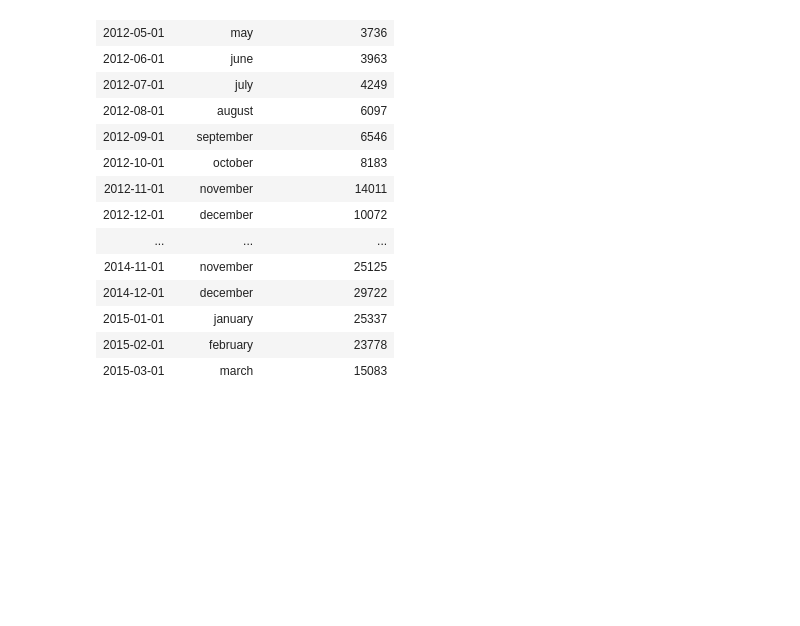
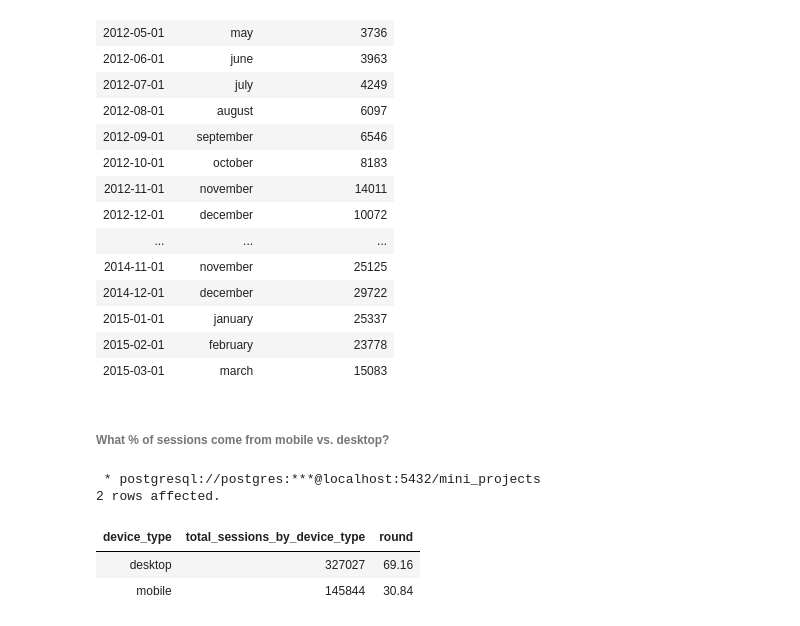
Before and after one commit to Ronald116/Data-Analysis-Projects, a Jupyter notebook: SQL/Maven_Toy_Factory/analysis.ipynb, the cells around one changed output. Drawn from its saved outputs; the diff is of its cells as text; code cells hidden in the pictures; blank space fills up the shorter version.

Commit message:
pct sessions by device type

```diff
--- a/SQL/Maven_Toy_Factory/analysis.ipynb
+++ b/SQL/Maven_Toy_Factory/analysis.ipynb
@@ -342,3 +342,26 @@ ORDER BY
 | 2015-01-01 | january | 25337 |
 | 2015-02-01 | february | 23778 |
 | 2015-03-01 | march | 15083 |
+# %% [markdown]
+###### What % of sessions come from mobile vs. desktop?
+# %%
+%%sql
+
+SELECT
+    device_type,
+    COUNT(*) AS total_sessions_by_device_type,
+    ROUND(
+        COUNT(*) * 100/ SUM(COUNT(*)) OVER(), 2
+    )
+FROM
+    website_sessions
+GROUP BY
+    1
+ORDER BY
+    2 DESC;
+# %% [output]
+ * postgresql://postgres:***@localhost:5432/mini_projects
+2 rows affected.
+| device_type | total_sessions_by_device_type | round |
+| desktop | 327027 | 69.16 |
+| mobile | 145844 | 30.84 |
```
